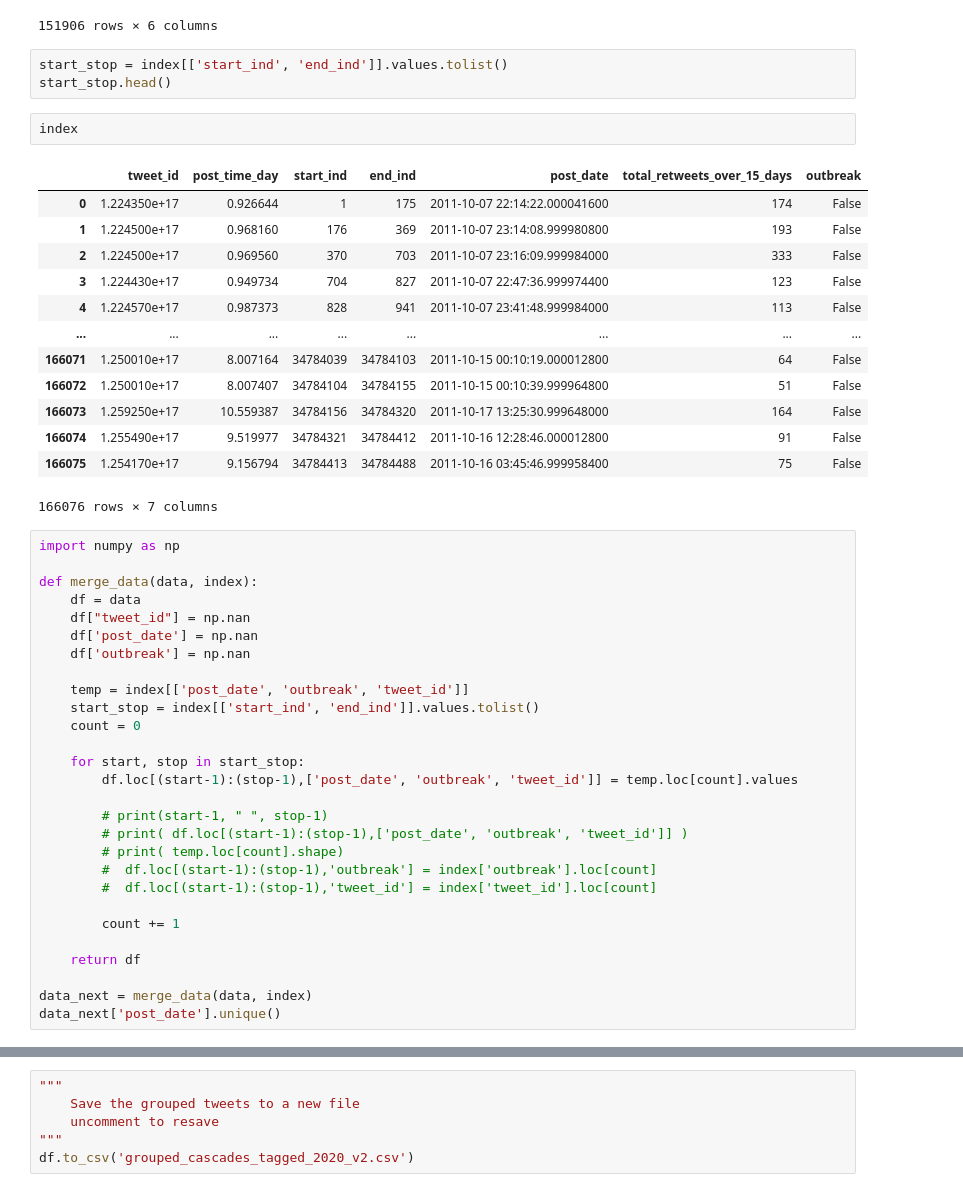
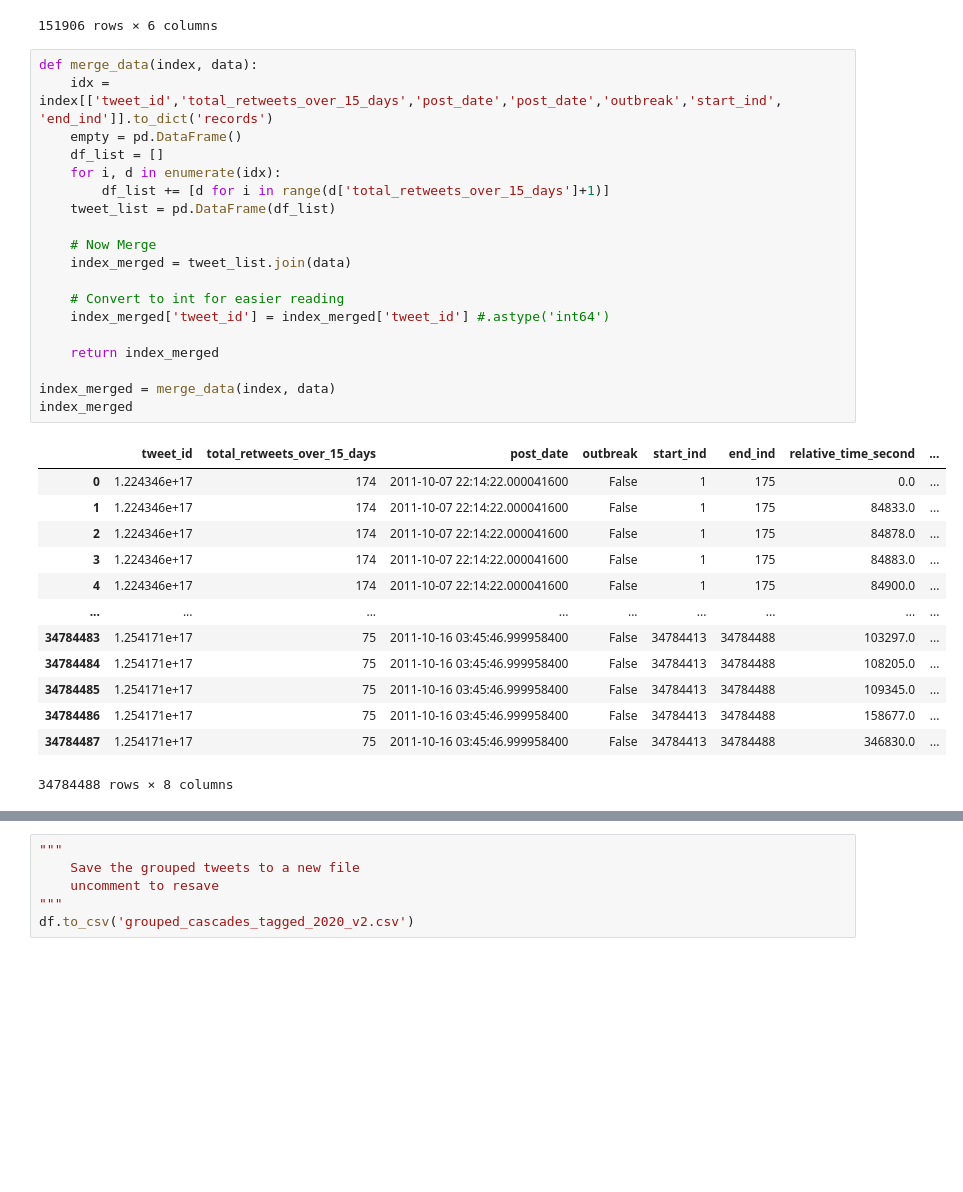
Before and after one commit to Carrie0302/CacadeOutbreakFakeNews, a Jupyter notebook: Seismic Data.ipynb, the cells around one changed output, grey strips where cells are left out. Drawn from its saved outputs; the diff is of its cells as text; blank space fills up the shorter version.

```diff
--- a/Seismic Data.ipynb
+++ b/Seismic Data.ipynb
@@ -99,51 +173,37 @@ total_tweets_dates.groupby('post_time_day').count()
 | 14.999861 | 1 | 1 | 1 | 1 | 1 | 1 |
 | 14.999873 | 1 | 1 | 1 | 1 | 1 | 1 |
 151906 rows × 6 columns
-# %%
-start_stop = index[['start_ind', 'end_ind']].values.tolist()
-start_stop.head()
-# %%
-index
-# %% [output]
-|  | tweet_id | post_time_day | start_ind | end_ind | post_date | total_retweets_over_15_days | outbreak |
-| 0 | 1.224350e+17 | 0.926644 | 1 | 175 | 2011-10-07 22:14:22.000041600 | 174 | False |
-| 1 | 1.224500e+17 | 0.968160 | 176 | 369 | 2011-10-07 23:14:08.999980800 | 193 | False |
-| 2 | 1.224500e+17 | 0.969560 | 370 | 703 | 2011-10-07 23:16:09.999984000 | 333 | False |
-| 3 | 1.224430e+17 | 0.949734 | 704 | 827 | 2011-10-07 22:47:36.999974400 | 123 | False |
-| 4 | 1.224570e+17 | 0.987373 | 828 | 941 | 2011-10-07 23:41:48.999984000 | 113 | False |
-| ... | ... | ... | ... | ... | ... | ... | ... |
-| 166071 | 1.250010e+17 | 8.007164 | 34784039 | 34784103 | 2011-10-15 00:10:19.000012800 | 64 | False |
-| 166072 | 1.250010e+17 | 8.007407 | 34784104 | 34784155 | 2011-10-15 00:10:39.999964800 | 51 | False |
-| 166073 | 1.259250e+17 | 10.559387 | 34784156 | 34784320 | 2011-10-17 13:25:30.999648000 | 164 | False |
-| 166074 | 1.255490e+17 | 9.519977 | 34784321 | 34784412 | 2011-10-16 12:28:46.000012800 | 91 | False |
-| 166075 | 1.254170e+17 | 9.156794 | 34784413 | 34784488 | 2011-10-16 03:45:46.999958400 | 75 | False |
-166076 rows × 7 columns
-# %%
-import numpy as np
-
-def merge_data(data, index):
-    df = data
-    df["tweet_id"] = np.nan
-    df['post_date'] = np.nan
-    df['outbreak'] = np.nan
-
-    temp = index[['post_date', 'outbreak', 'tweet_id']]
-    start_stop = index[['start_ind', 'end_ind']].values.tolist()
-    count = 0
-
-    for start, stop in start_stop:
-        df.loc[(start-1):(stop-1),['post_date', 'outbreak', 'tweet_id']] = temp.loc[count].values
-
-        # print(start-1, " ", stop-1)
-        # print( df.loc[(start-1):(stop-1),['post_date', 'outbreak', 'tweet_id']] )
-        # print( temp.loc[count].shape)
-        #  df.loc[(start-1):(stop-1),'outbreak'] = index['outbreak'].loc[count]
-        #  df.loc[(start-1):(stop-1),'tweet_id'] = index['tweet_id'].loc[count]
-
-        count += 1
-
-    return df
-
-data_next = merge_data(data, index)
-data_next['post_date'].unique()
+# %%
+def merge_data(index, data):
+    idx = index[['tweet_id','total_retweets_over_15_days','post_date','post_date','outbreak','start_ind', 'end_ind']].to_dict('records')
+    empty = pd.DataFrame()
+    df_list = []
+    for i, d in enumerate(idx):
+        df_list += [d for i in range(d['total_retweets_over_15_days']+1)]
+    tweet_list = pd.DataFrame(df_list)
+
+    # Now Merge
+    index_merged = tweet_list.join(data)
+
+    # Convert to int for easier reading
+    index_merged['tweet_id'] = index_merged['tweet_id'] #.astype('int64')
+
+    return index_merged
+
+index_merged = merge_data(index, data)
+index_merged
+# %% [output]
+|  | tweet_id | total_retweets_over_15_days | post_date | outbreak | start_ind | end_ind | relative_time_second | ... |
+| 0 | 1.224346e+17 | 174 | 2011-10-07 22:14:22.000041600 | False | 1 | 175 | 0.0 | ... |
+| 1 | 1.224346e+17 | 174 | 2011-10-07 22:14:22.000041600 | False | 1 | 175 | 84833.0 | ... |
+| 2 | 1.224346e+17 | 174 | 2011-10-07 22:14:22.000041600 | False | 1 | 175 | 84878.0 | ... |
+| 3 | 1.224346e+17 | 174 | 2011-10-07 22:14:22.000041600 | False | 1 | 175 | 84883.0 | ... |
+| 4 | 1.224346e+17 | 174 | 2011-10-07 22:14:22.000041600 | False | 1 | 175 | 84900.0 | ... |
+| ... | ... | ... | ... | ... | ... | ... | ... | ... |
+| 34784483 | 1.254171e+17 | 75 | 2011-10-16 03:45:46.999958400 | False | 34784413 | 34784488 | 103297.0 | ... |
+| 34784484 | 1.254171e+17 | 75 | 2011-10-16 03:45:46.999958400 | False | 34784413 | 34784488 | 108205.0 | ... |
+| 34784485 | 1.254171e+17 | 75 | 2011-10-16 03:45:46.999958400 | False | 34784413 | 34784488 | 109345.0 | ... |
+| 34784486 | 1.254171e+17 | 75 | 2011-10-16 03:45:46.999958400 | False | 34784413 | 34784488 | 158677.0 | ... |
+| 34784487 | 1.254171e+17 | 75 | 2011-10-16 03:45:46.999958400 | False | 34784413 | 34784488 | 346830.0 | ... |
+34784488 rows × 8 columns
 # %%
```
Also changed, not shown: parts of 85 cells of this notebook.
